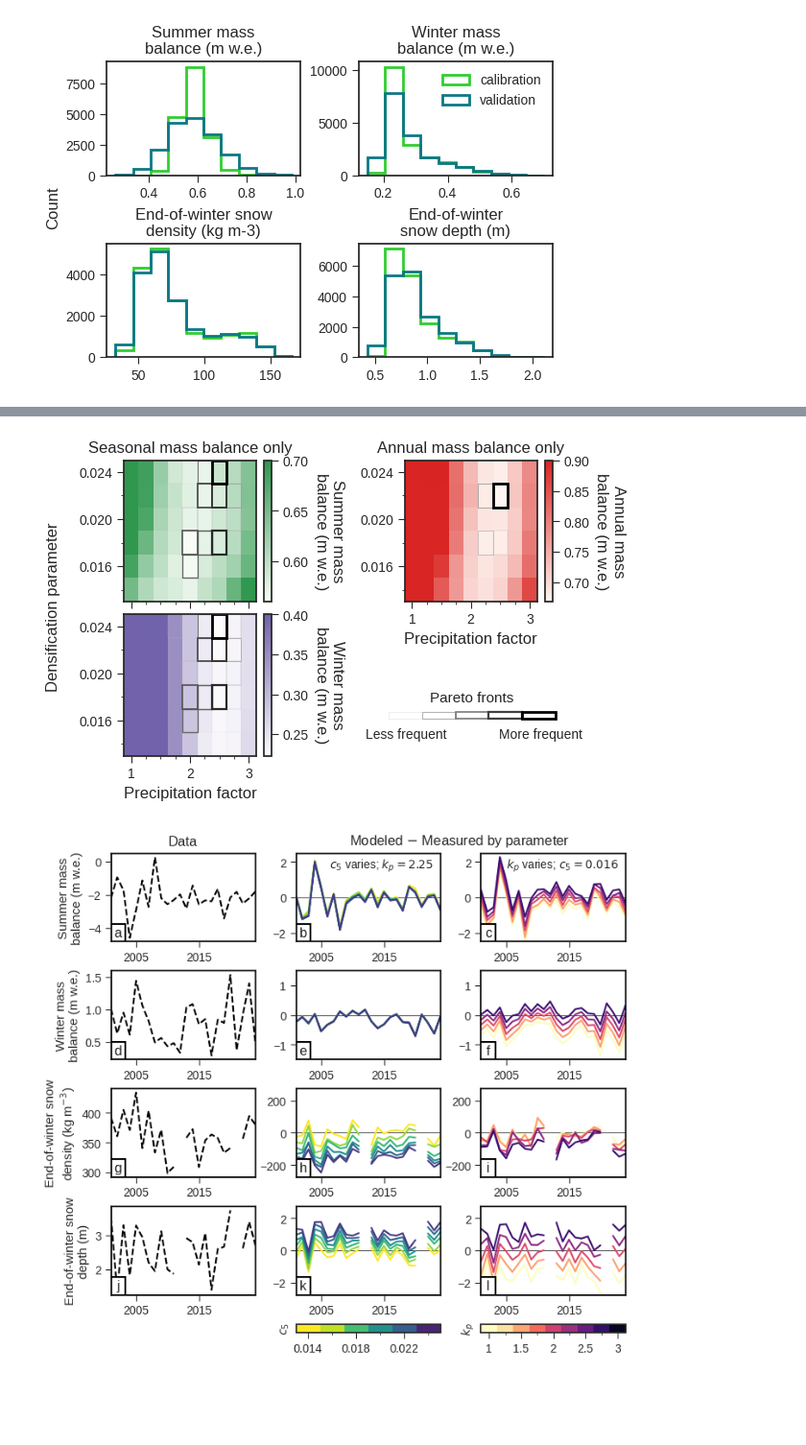
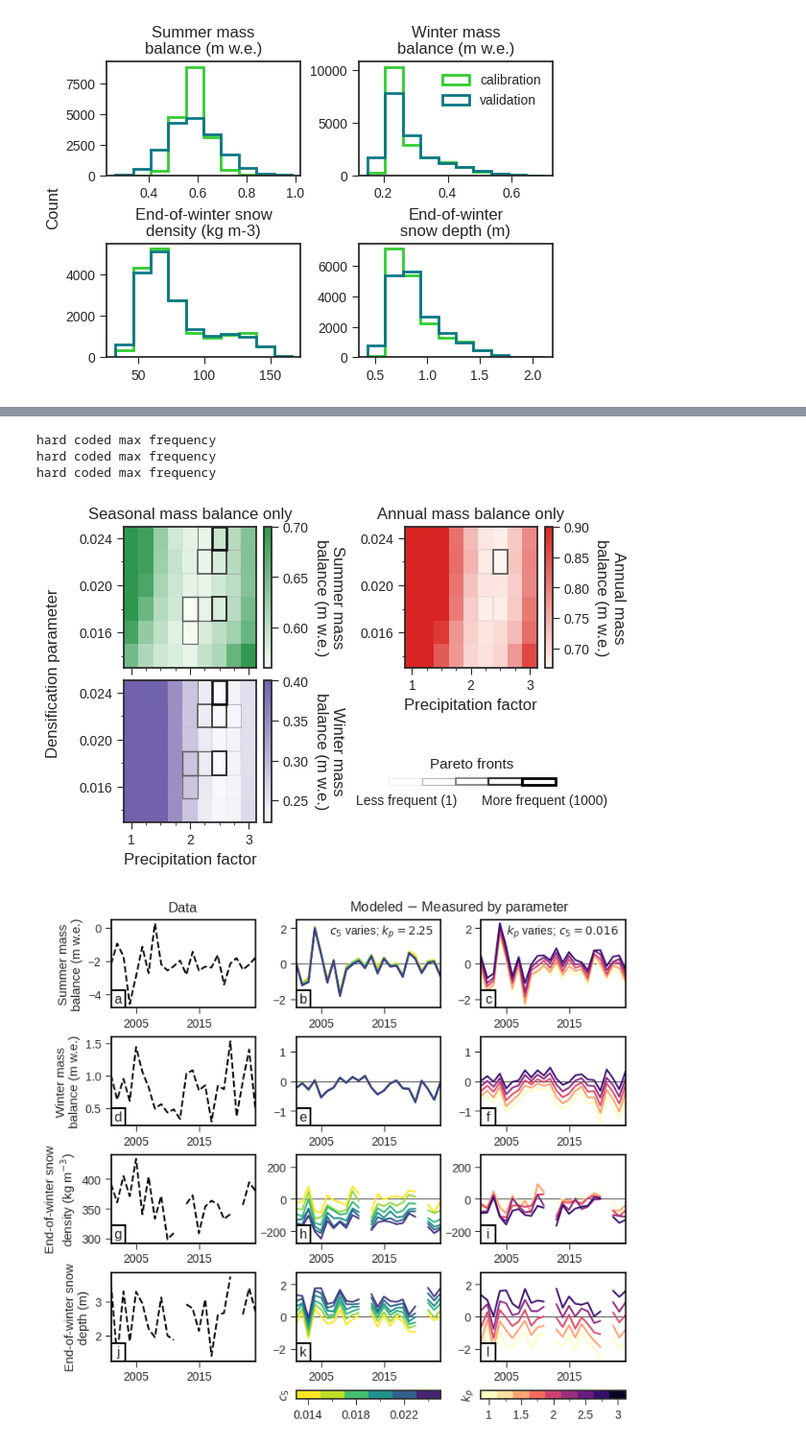
Before and after one commit to clairevwilson/PyGEM-EB, a Jupyter notebook: figs_results.ipynb, the cells around one changed output, grey strips where cells are left out. Shown at 96% size. Saved outputs shown, nothing was run; the diff lists cells and outputs as text; code cells hidden in the pictures; blank space fills up the shorter version.

Commit message:
added frequency numbers to grid plots

```diff
--- a/figs_results.ipynb
+++ b/figs_results.ipynb
@@ -134,36 +160,39 @@ fig, ax_left = gsplot.plot_pareto_heatmap(frequency_dict_seasonal, result_dict,
 ax_left[0].set_xticklabels(['','',''])
 ax_left[0].set_title('Seasonal mass balance only', fontsize=12)
 ax_left[1].set_title('')
 ax_left[1].set_xlabel('Precipitation factor', fontsize=12)
 
 # Generate subplot for annual
 ax_right = fig.add_subplot(gs[0:2, 1])
 # Plot heatmap
 fig, ax_right = gsplot.plot_pareto_heatmap(frequency_dict_annual, result_dict, ['annual'], savefig=False, metric='MAE', figaxes = (fig, [ax_right]), legend=False)
 # Labeling
 ax_right[0].set_title('Annual mass balance only', fontsize=12)
 ax_right[0].set_xlabel('Precipitation factor', fontsize=12)
 
 cax = fig.add_axes([0.58,0.2,0.3,0.03])
 cmap = mpl.colormaps['Grays']
 norm =  mpl.colors.Normalize(vmin=0,vmax=5)
 boundaries = [1,2,3,4,5]
 for b in boundaries:
     alpha = 1 - (5 - b)/5
     rect = mpl.patches.Rectangle((b, 0), 1, 1, linewidth=alpha*2, edgecolor=cmap(norm(b)), facecolor='none')
     cax.add_patch(rect)
 border = 0.1
 cax.set_xlim(np.min(boundaries) - border, np.max(boundaries) + 1 + border)
 cax.set_ylim(-0.3,1.3)
 cax.axis('off')
-cax.text(0.3, -2.7, 'Less frequent')
-cax.text(4.3, -2.7, 'More frequent')
+cax.text(0, -2.7, 'Less frequent (1)')
+cax.text(3.8, -2.7, 'More frequent (1000)')
 cax.set_title('Pareto fronts',fontsize=11)
 fig.supxlabel('')
 
 plt.savefig('/trace/group/rounce/cvwilson/Output/seasonal_annual_only_calibration.png', dpi=250, bbox_inches='tight')
 # %% [output]
+hard coded max frequency
+hard coded max frequency
+hard coded max frequency
-[figure, old version]
+[figure, new version]
 # %%
 # ===== TRADEOFFS TIMESERIES=====
 gsplot.plot_difference_by_param(best, result_dict, plot_vars=error_list, savefig=True)
```
Also changed, not shown: parts of 4 cells of this notebook, 1 other file.
